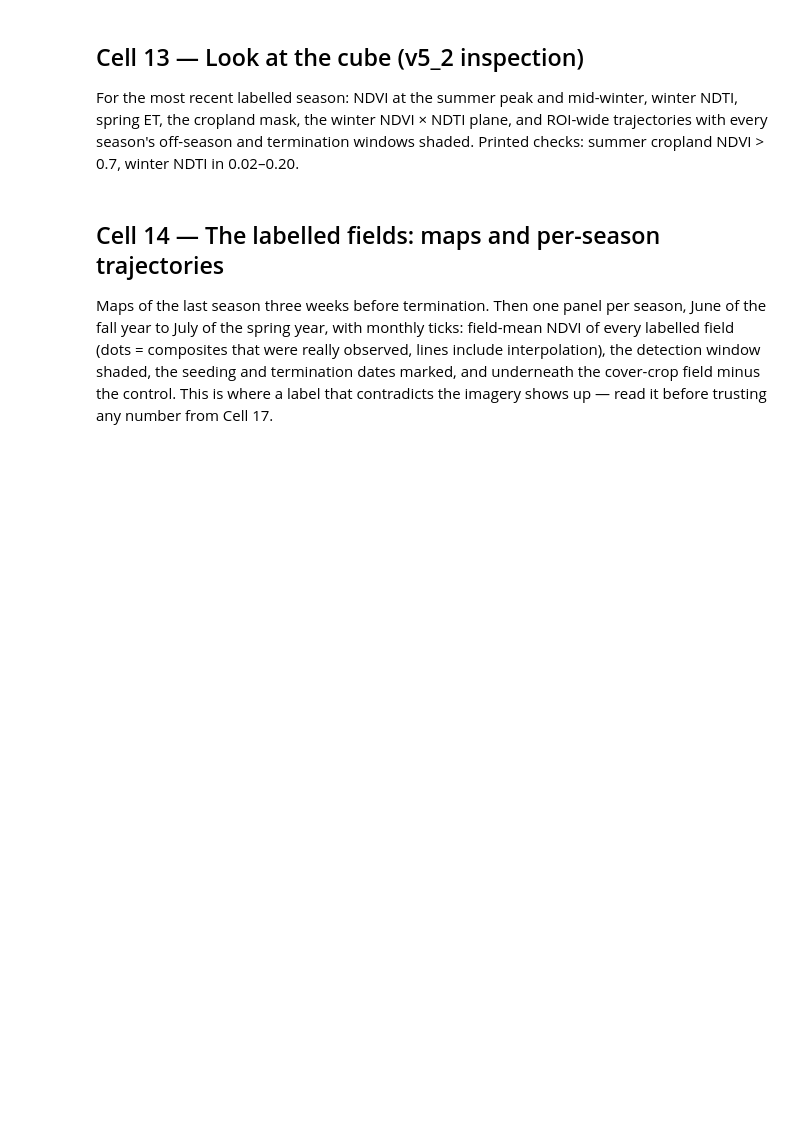
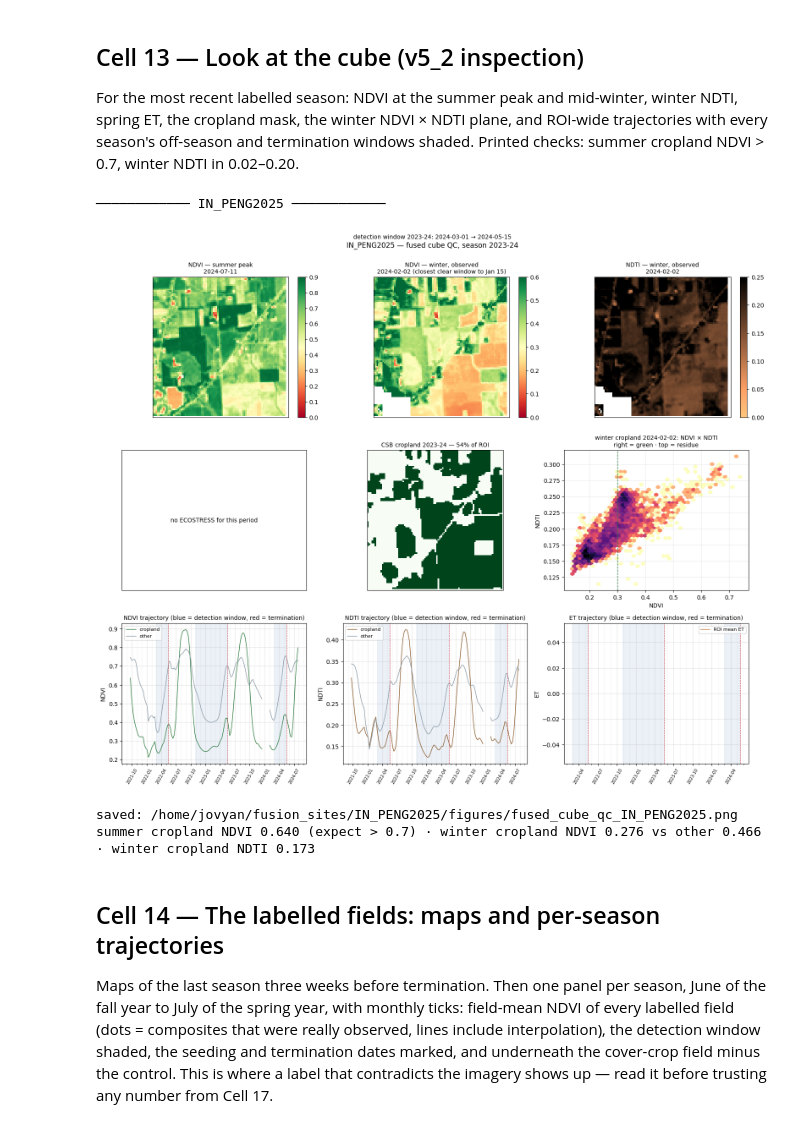
Before and after one commit to Eco-YuPeng/firerx_ml_CC, a Jupyter notebook: app_py/CoverCrop_Fusion_v11_IN.ipynb, the cells around one changed output. Cells and saved outputs as stored; diff of their text form; code cells hidden in the pictures; blank space fills up the shorter version.

```diff
--- a/app_py/CoverCrop_Fusion_v11_IN.ipynb
+++ b/app_py/CoverCrop_Fusion_v11_IN.ipynb
@@ -922,14 +966,22 @@ for SITE in SITES:
     assert files, "HLS band cache is empty — run Cell 6 first"
 
     stacks, dates, fracs = {b: [] for b in BANDS6}, [], []
+    n_neg = n_valid = 0
     for fn in files:
         with xr.open_dataset(os.path.join(CACHE_HLS3, fn)) as ds:   # int16 → float, −9999 → NaN
-            red = ds["red"].values
-            frac = float(np.isfinite(red).mean())
+            arr = {b: (ds[b].values / 10000.0).astype("float32") for b in BANDS6}
+            # Negative visible reflectance is an atmospheric-correction artefact
+            # (e.g. thin cloud that Fmask missed; S30 2022-02-21 had blue < 0 over
+            # both fields): drop those pixels in every band of that scene.
+            neg = (arr["blue"] < 0) | (arr["green"] < 0) | (arr["red"] < 0)
+            n_neg += int(neg.sum()); n_valid += int(np.isfinite(arr["red"]).sum())
+            for b in BANDS6:
+                arr[b][neg] = np.nan
+            frac = float(np.isfinite(arr["red"]).mean())
             if frac == 0:                       # scene entirely clouded out
                 continue
             for b in BANDS6:
-                stacks[b].append((ds[b].values / 10000.0).astype("float32"))
+                stacks[b].append(arr[b])
         dates.append(pd.to_datetime(fn.split(".")[3][:7], format="%Y%j"))
         fracs.append(frac)
 
@@ -955,6 +1007,7 @@ for SITE in SITES:
 
     fr = np.array(fracs)
     print(f"scenes loaded    : {len(files)}  →  usable {len(fracs)}")
+    print(f"negative visible : {n_neg} px masked ({n_neg / max(n_valid, 1):.2%} of clear pixels)")
     print(f"same-day merged  : {n_before - bands.sizes['time']}")
     print(f"observation days : {bands.sizes['time']}")
     print(f"grid             : {bands.sizes['y']} x {bands.sizes['x']} px")
@@ -993,11 +1060,12 @@ for SITE in SITES:
     ECO_QC = [r"_cloud\.tif$", r"_QC\.tif$"]
     ECO_COLS = ["gid", "local", "var", "qc", "hour"]
 
-    if not CFG["eco_possible"]:
+    if not CFG["eco_possible"] or not CFG.get("use_eco", True):
         eco_index = pd.DataFrame(columns=ECO_COLS)
         eco_index.to_csv(P("eco_index.csv"), index=False)
-        print(f"ECOSTRESS skipped: period ends {CFG['date_end']}, before the first "
-              f"acquisitions ({CFG['eco_start']}). Optical-only cube.")
+        why = ("CFG['use_eco'] = False" if not CFG.get("use_eco", True) else
+               f"period ends {CFG['date_end']}, before the first acquisitions ({CFG['eco_start']})")
+        print(f"ECOSTRESS skipped: {why}. Optical-only cube.")
     elif globals().get("auth") is None and have("eco_index.csv"):
         eco_index = pd.read_csv(P("eco_index.csv"), parse_dates=["local"])
         print(f"Earthdata offline — using archived eco_index.csv ({len(eco_index)} granules)")
@@ -1540,14 +1755,21 @@ for SITE in SITES:
     t = pd.DatetimeIndex(fused.time.values)
     near = lambda d: int(np.argmin(np.abs(t - pd.Timestamp(d))))
     i_summer = near(f"{D['y1']}-07-15") if t[-1] >= pd.Timestamp(f"{D['y1']}-07-01") else near(f"{D['y0']}-07-15")
-    i_winter, i_spring = near(f"{D['y1']}-01-15"), near(D["end"] - pd.Timedelta(days=21))
+    i_spring = near(D["end"] - pd.Timedelta(days=21))
     ndvi, ndti = fused.ndvi.values, fused.ndti.values
+    # winter maps: the window closest to Jan 15 with a REAL observation on at least
+    # half of the cropland (winter gaps > 32 d are NaN in the smoothed cube, Cell 10)
+    ndvi_o, ndti_o = fused.ndvi_obs.values, fused.ndti_obs.values
+    cov = np.isfinite(ndvi_o[:, cropland]).mean(axis=1)
+    jan = pd.Timestamp(f"{D['y1']}-01-15")
+    cand = np.where(cov >= 0.5)[0]
+    i_winter = int(cand[np.argmin(np.abs(t[cand] - jan))]) if len(cand) else near(jan)
 
     fig, ax = plt.subplots(3, 3, figsize=(16, 13))
     for a, img, ttl, cm, vr in [
             (ax[0, 0], ndvi[i_summer], f"NDVI — summer peak\n{t[i_summer]:%Y-%m-%d}", "RdYlGn", (0, 0.9)),
-            (ax[0, 1], ndvi[i_winter], f"NDVI — mid-winter\n{t[i_winter]:%Y-%m-%d}", "RdYlGn", (0, 0.6)),
-            (ax[0, 2], ndti[i_winter], f"NDTI — mid-winter\n{t[i_winter]:%Y-%m-%d}", "copper_r", (0.0, 0.25))]:
+            (ax[0, 1], ndvi_o[i_winter], f"NDVI — winter, observed\n{t[i_winter]:%Y-%m-%d} (closest clear window to Jan 15)", "RdYlGn", (0, 0.6)),
+            (ax[0, 2], ndti_o[i_winter], f"NDTI — winter, observed\n{t[i_winter]:%Y-%m-%d}", "copper_r", (0.0, 0.25))]:
         im = a.imshow(img, cmap=cm, vmin=vr[0], vmax=vr[1])
         a.set_title(ttl, fontsize=10); plt.colorbar(im, ax=a, fraction=0.046)
 
@@ -1563,14 +1785,14 @@ for SITE in SITES:
     ax[0, 0].figure.text(0.5, 1.005, f"detection window {season}: {D['label']}", ha="center", fontsize=10)
 
     a = ax[1, 2]
-    sel = cropland & np.isfinite(ndvi[i_winter]) & np.isfinite(ndti[i_winter])
-    xs, ys = ndvi[i_winter][sel], ndti[i_winter][sel]
+    sel = cropland & np.isfinite(ndvi_o[i_winter]) & np.isfinite(ndti_o[i_winter])
+    xs, ys = ndvi_o[i_winter][sel], ndti_o[i_winter][sel]
     if xs.size > 20000:
         k = np.random.default_rng(0).choice(xs.size, 20000, replace=False); xs, ys = xs[k], ys[k]
     a.hexbin(xs, ys, gridsize=45, cmap="magma_r", mincnt=1, bins="log")
     a.axvline(CFG["green"], color="#2b7a3d", lw=1, ls="--")
     a.set_xlabel("NDVI"); a.set_ylabel("NDTI")
-    a.set_title("winter cropland: NDVI × NDTI\nright = green · top = residue", fontsize=10)
+    a.set_title(f"winter cropland {t[i_winter]:%Y-%m-%d}: NDVI × NDTI\nright = green · top = residue", fontsize=10)
     a.grid(alpha=0.25)
 
     with np.errstate(all="ignore"):
@@ -1578,33 +1800,38 @@ for SITE in SITES:
         other_ndvi = np.nanmean(np.where(~cropland, ndvi, np.nan), axis=(1, 2))
         crop_ndti  = np.nanmean(np.where(cropland, ndti, np.nan), axis=(1, 2))
         other_ndti = np.nanmean(np.where(~cropland, ndti, np.nan), axis=(1, 2))
         et_ts = np.nanmean(fused.et.values, axis=(1, 2)) if "et" in fused else np.full(len(t), np.nan)
     for a, series, ylab in [
             (ax[2, 0], [(crop_ndvi, "#2b7a3d", "cropland"), (other_ndvi, "#8a99a5", "other")], "NDVI"),
             (ax[2, 1], [(crop_ndti, "#8a5a2b", "cropland"), (other_ndti, "#8a99a5", "other")], "NDTI"),
             (ax[2, 2], [(et_ts, "#c4763a", "ROI mean ET")], "ET")]:
         for y, c, lab in series:
             a.plot(t, y, "-", lw=1, color=c, label=lab)
         for s in sorted(labels.season.unique()):
             Ds = season_window(s)
             a.axvspan(*Ds["win"], color="#4a7ec4", alpha=0.10)
             a.axvline(Ds["term"], color="#c44", lw=0.8, ls="--")
         a.xaxis.set_major_locator(mdates.MonthLocator(bymonth=(1, 4, 7, 10)))
         a.xaxis.set_major_formatter(mdates.DateFormatter("%Y-%m"))
         a.xaxis.set_minor_locator(mdates.MonthLocator())
         a.grid(alpha=0.35, which="major"); a.grid(alpha=0.12, which="minor")
         a.set_ylabel(ylab); a.set_title(f"{ylab} trajectory (blue = detection window, red = termination)", fontsize=10)
         a.legend(fontsize=8); a.tick_params(axis="x", rotation=60, labelsize=7)
     for a in (ax[0, 0], ax[0, 1], ax[0, 2], ax[1, 0], ax[1, 1]):
         a.set_xticks([]); a.set_yticks([])
     plt.suptitle(f"{SITE} — fused cube QC, season {season}", y=1.0)
     plt.tight_layout()
     fig_path = os.path.join(FIG_DIR, f"fused_cube_qc_{SITE}.png")
     plt.savefig(fig_path, dpi=150, bbox_inches="tight"); plt.show()
     print(f"saved: {fig_path}")
     print(f"summer cropland NDVI {crop_ndvi[i_summer]:.3f} (expect > 0.7) · "
           f"winter cropland NDVI {crop_ndvi[i_winter]:.3f} vs other {other_ndvi[i_winter]:.3f} · "
           f"winter cropland NDTI {crop_ndti[i_winter]:.3f}")
+# %% [output]
+──────────── IN_PENG2025 ────────────
+[figure, added]
+saved: /home/jovyan/fusion_sites/IN_PENG2025/figures/fused_cube_qc_IN_PENG2025.png
+summer cropland NDVI 0.640 (expect > 0.7) · winter cropland NDVI 0.276 vs other 0.466 · winter cropland NDTI 0.173
 # %% [markdown]
 ## Cell 14 — The labelled fields: maps and per-season trajectories
 
```
Also changed, not shown: parts of 31 cells of this notebook, 13 other files.
